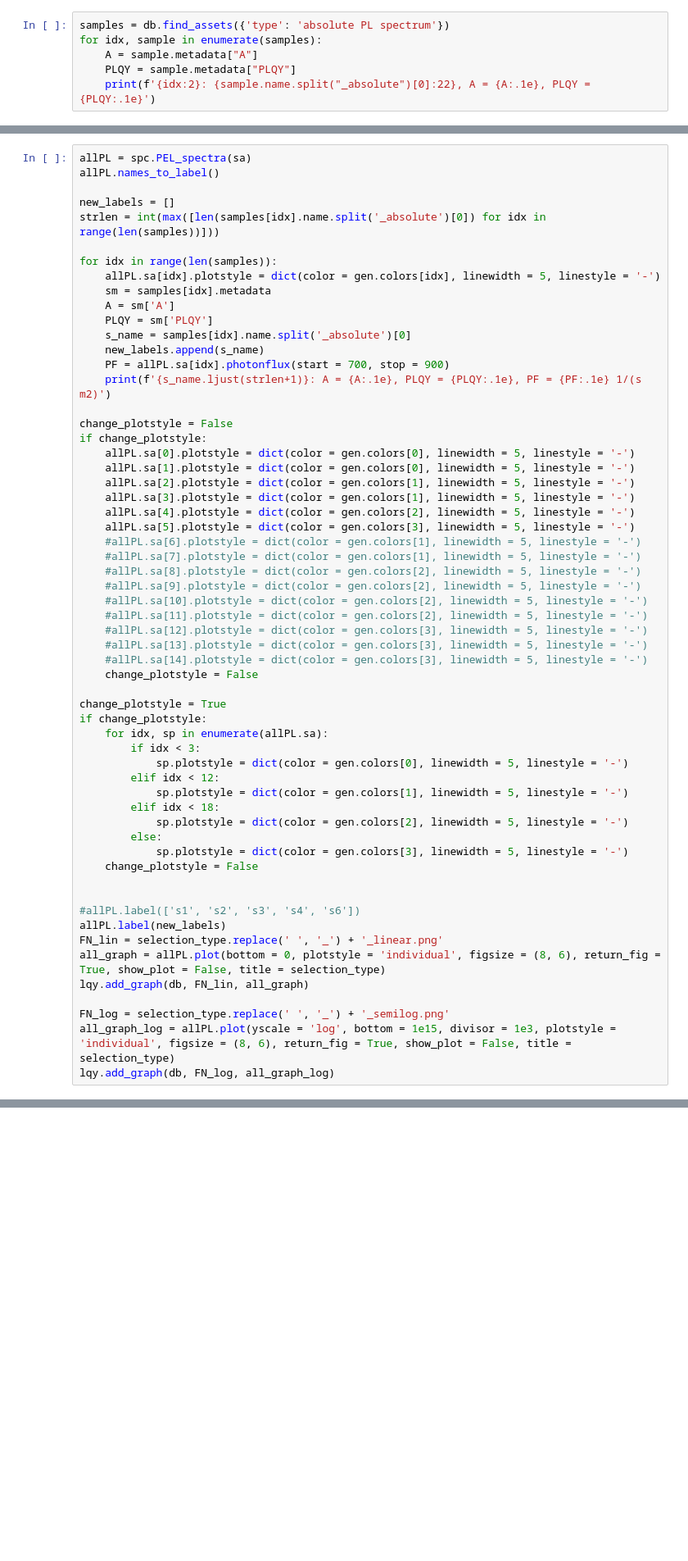
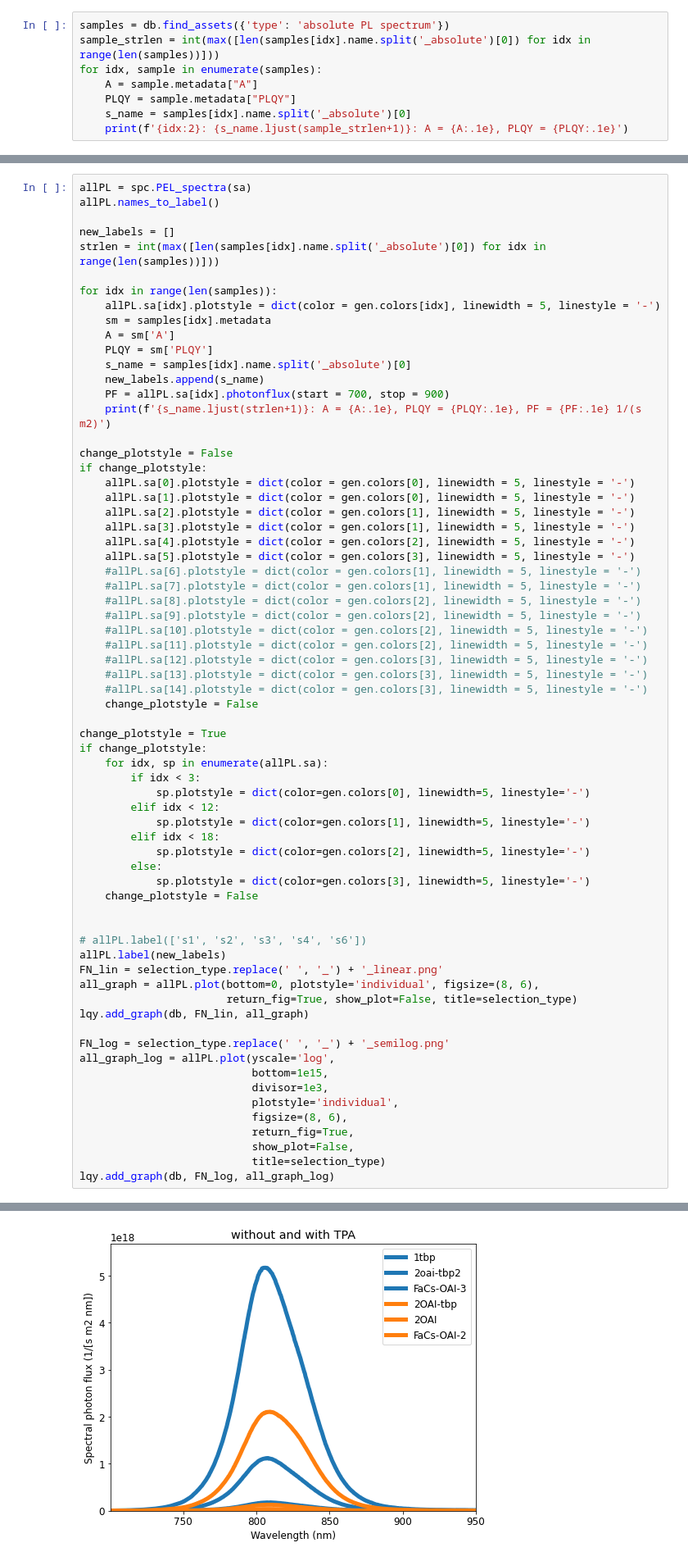
Before and after one commit to FTEickemeyer/PLQY_analysis, a Jupyter notebook: THOT_selected_data.ipynb, the cells around one changed output, grey strips where cells are left out. Shown: that part at 82% size. Drawn from its saved outputs; the diff is of its cells as text; blank space fills up the shorter version.

```diff
--- a/THOT_selected_data.ipynb
+++ b/THOT_selected_data.ipynb
@@ -21,6 +20,8 @@ db = ThotProject( dev_root = r'PLQY_results' )
 # %%
 samples = db.find_assets({'type': 'absolute PL spectrum'})
+sample_strlen = int(max([len(samples[idx].name.split('_absolute')[0]) for idx in range(len(samples))]))
 for idx, sample in enumerate(samples):
     A = sample.metadata["A"]
     PLQY = sample.metadata["PLQY"]
-    print(f'{idx:2}: {sample.name.split("_absolute")[0]:22}, A = {A:.1e}, PLQY = {PLQY:.1e}')
+    s_name = samples[idx].name.split('_absolute')[0]
+    print(f'{idx:2}: {s_name.ljust(sample_strlen+1)}: A = {A:.1e}, PLQY = {PLQY:.1e}')
@@ -78,22 +104,31 @@ change_plotstyle = True
 if change_plotstyle:
     for idx, sp in enumerate(allPL.sa):
         if idx < 3:
-            sp.plotstyle = dict(color = gen.colors[0], linewidth = 5, linestyle = '-')
+            sp.plotstyle = dict(color=gen.colors[0], linewidth=5, linestyle='-')
         elif idx < 12:
-            sp.plotstyle = dict(color = gen.colors[1], linewidth = 5, linestyle = '-')
+            sp.plotstyle = dict(color=gen.colors[1], linewidth=5, linestyle='-')
         elif idx < 18:
-            sp.plotstyle = dict(color = gen.colors[2], linewidth = 5, linestyle = '-')
+            sp.plotstyle = dict(color=gen.colors[2], linewidth=5, linestyle='-')
         else:
-            sp.plotstyle = dict(color = gen.colors[3], linewidth = 5, linestyle = '-')
+            sp.plotstyle = dict(color=gen.colors[3], linewidth=5, linestyle='-')
     change_plotstyle = False
 
 
-#allPL.label(['s1', 's2', 's3', 's4', 's6'])
+# allPL.label(['s1', 's2', 's3', 's4', 's6'])
 allPL.label(new_labels)
 FN_lin = selection_type.replace(' ', '_') + '_linear.png'
-all_graph = allPL.plot(bottom = 0, plotstyle = 'individual', figsize = (8, 6), return_fig = True, show_plot = False, title = selection_type)
+all_graph = allPL.plot(bottom=0, plotstyle='individual', figsize=(8, 6),
+                       return_fig=True, show_plot=False, title=selection_type)
 lqy.add_graph(db, FN_lin, all_graph)
 
 FN_log = selection_type.replace(' ', '_') + '_semilog.png'
-all_graph_log = allPL.plot(yscale = 'log', bottom = 1e15, divisor = 1e3, plotstyle = 'individual', figsize = (8, 6), return_fig = True, show_plot = False, title = selection_type)
+all_graph_log = allPL.plot(yscale='log',
+                           bottom=1e15,
+                           divisor=1e3,
+                           plotstyle='individual',
+                           figsize=(8, 6),
+                           return_fig=True,
+                           show_plot=False,
+                           title=selection_type)
 lqy.add_graph(db, FN_log, all_graph_log)
+# %% [output]
@@ -99,0 +141 @@ lqy.add_graph(db, FN_log, all_graph_log)
+[figure, added]
```
Also changed, not shown: parts of 5 cells of this notebook, 5 other files.
